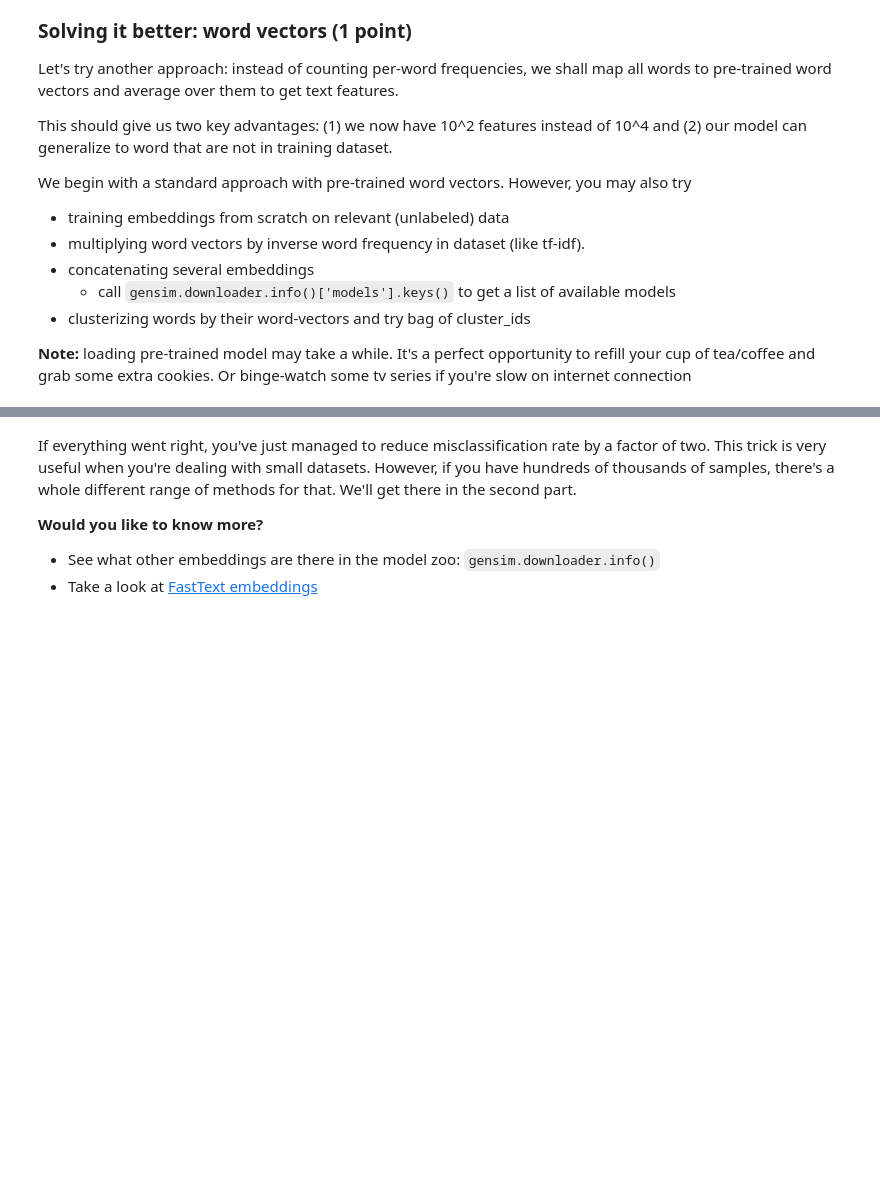
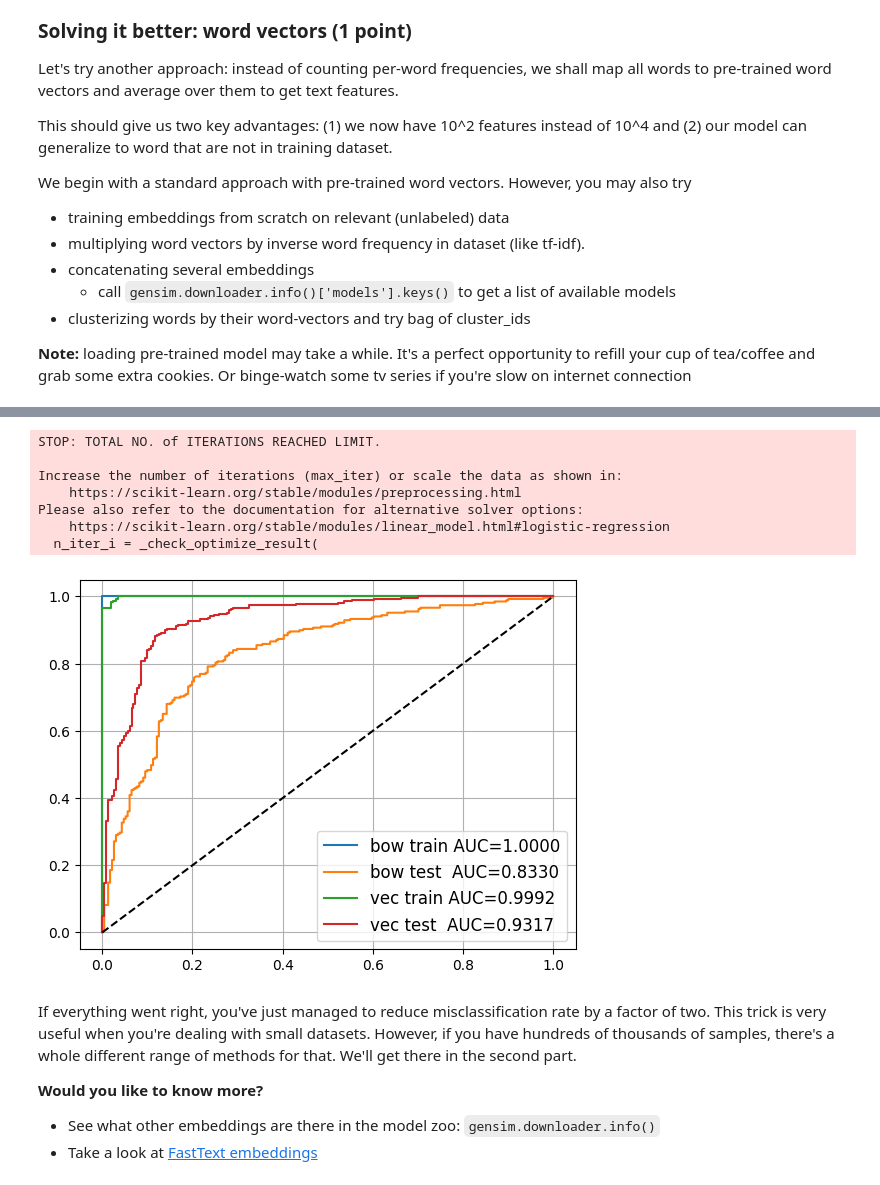
Before and after one commit to almkuznetsov/shad-nlp, a Jupyter notebook: week01_embeddings/seminar.ipynb, the cells around one changed output, grey strips where cells are left out. Drawn from its saved outputs; the diff is of its cells as text; code cells hidden in the pictures; blank space fills up the shorter version.

Commit message:
import from colab

```diff
--- a/week01_embeddings/seminar.ipynb
+++ b/week01_embeddings/seminar.ipynb
@@ -469,7 +487,12 @@ __Note:__ in practice, you can compute such features using sklearn. Please don't
 k = 10000
 
 # YOUR CODE
+from collections import Counter
+train_tokens = ' '.join(texts_train).split()
+counts = Counter(train_tokens)
+most_common = counts.most_common(k)
 
 bow_vocabulary = []  # YOUR CODE
+bow_vocabulary = [tok for tok, freq in most_common]
 
 print('example features:', sorted(bow_vocabulary)[::100])
@@ -476,9 +501,12 @@ print('example features:', sorted(bow_vocabulary)[::100])
 # %%
 def text_to_bow(text):
     """ convert text string to an array of token counts. Use bow_vocabulary. """
-    # YOUR CODE
+    tokens = text.split()
+    array = [0.0] * len(bow_vocabulary)
+    for i, token in enumerate(bow_vocabulary):
+        array[i] = float(tokens.count(token))
 
-    return np.array([], 'float32')
+    return array
 # %%
 X_train_bow = np.stack(list(map(text_to_bow, texts_train)))
 X_test_bow = np.stack(list(map(text_to_bow, texts_test)))
@@ -496,3 +524,6 @@ Let's sklearn it!
 # %%
 from sklearn.linear_model import LogisticRegression
 bow_model = None  # YOUR CODE HERE - train a logistic regression
+
+bow_model = LogisticRegression(random_state=42, C=300)
+bow_model.fit(X_train_bow, y_train)
@@ -592,8 +631,11 @@ def vectorize_sum(comment):
     """
     embedding_dim = embeddings.vectors.shape[1]
     features = np.zeros([embedding_dim], dtype='float32')
-
-    # YOUR CODE
+    for token in comment.split():
+      try:
+        features += embeddings.get_vector(token)
+      except KeyError:
+        pass
 
     return features
 
@@ -607,21 +649,30 @@ X_test_wv = np.stack([vectorize_sum(text) for text in texts_test])
 # %%
 wv_model = LogisticRegression().fit(X_train_wv, y_train)
 
 for name, X, y, model in [
     ('bow train', X_train_bow, y_train, bow_model),
     ('bow test ', X_test_bow, y_test, bow_model),
     ('vec train', X_train_wv, y_train, wv_model),
     ('vec test ', X_test_wv, y_test, wv_model)
 ]:
     proba = model.predict_proba(X)[:, 1]
     auc = roc_auc_score(y, proba)
     plt.plot(*roc_curve(y, proba)[:2], label='%s AUC=%.4f' % (name, auc))
 
 plt.plot([0, 1], [0, 1], '--', color='black',)
 plt.legend(fontsize='large')
 plt.grid()
 
-assert roc_auc_score(y_test, wv_model.predict_proba(X_test_wv)[:, 1]) > 0.92, "something's wrong with your features"
+assert roc_auc_score(y_test, wv_model.predict_proba(X_test_wv)[:, 1]) > 0.93, "something's wrong with your features"
+# %% [output]
+STOP: TOTAL NO. of ITERATIONS REACHED LIMIT.
+
+Increase the number of iterations (max_iter) or scale the data as shown in:
+    https://scikit-learn.org/stable/modules/preprocessing.html
+Please also refer to the documentation for alternative solver options:
+    https://scikit-learn.org/stable/modules/linear_model.html#logistic-regression
+  n_iter_i = _check_optimize_result(
+[figure, added]
 # %% [markdown]
 If everything went right, you've just managed to reduce misclassification rate by a factor of two.
 This trick is very useful when you're dealing with small datasets. However, if you have hundreds of thousands of samples, there's a whole different range of methods for that. We'll get there in the second part.
```
Also changed, not shown: parts of 15 cells of this notebook.
